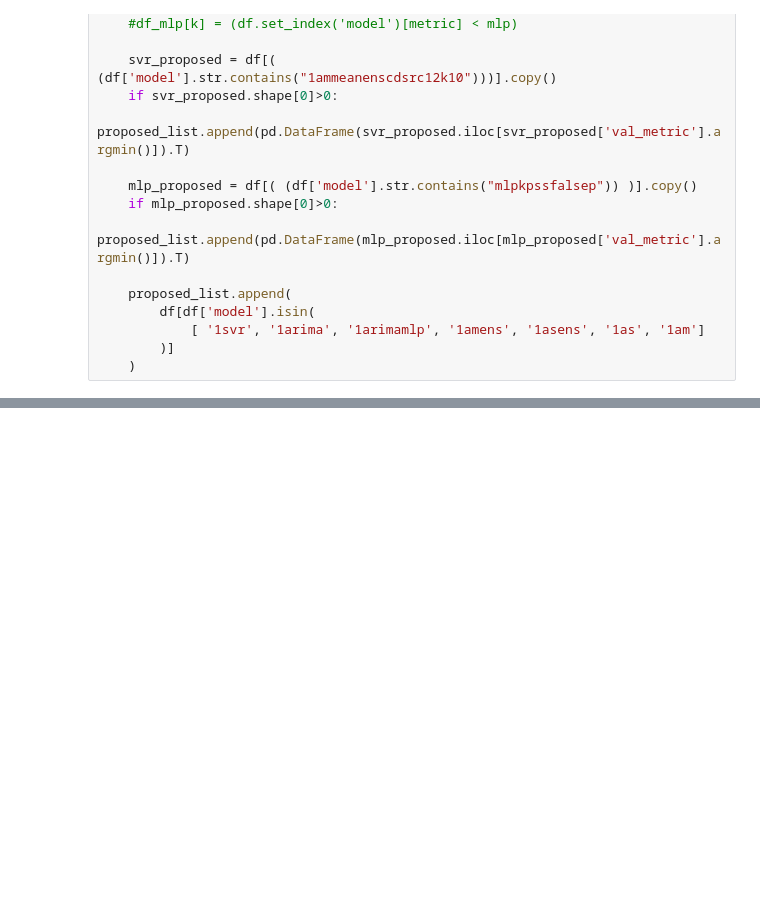
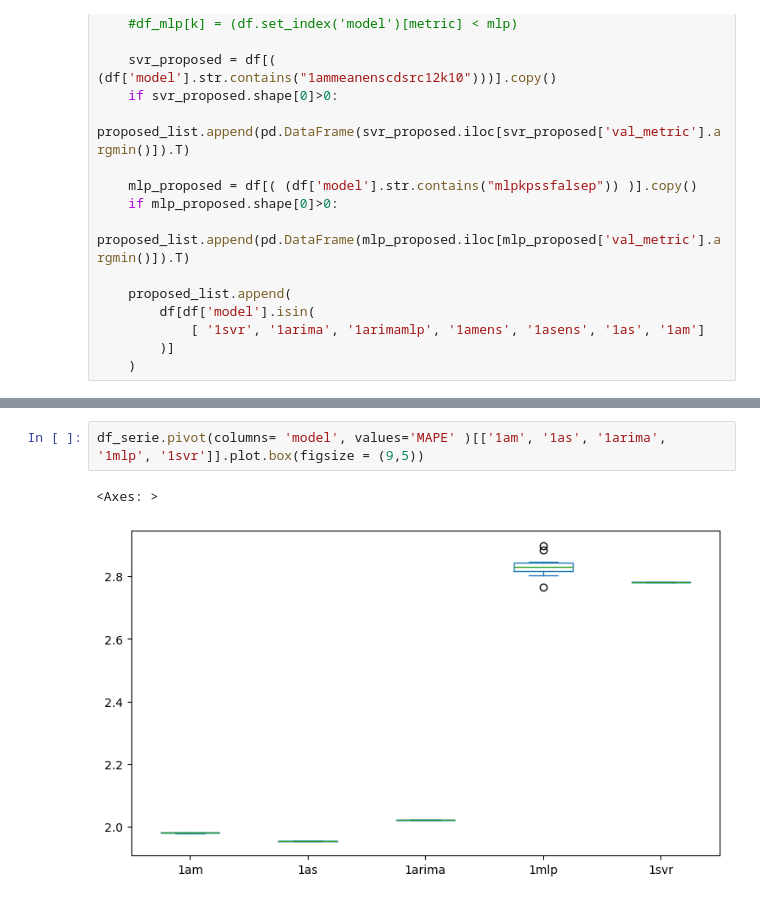
Before and after one commit to domingos108/experiments, a Jupyter notebook: notebook/calculate_metrics_v2.ipynb, the cells around one changed output, grey strips where cells are left out. Cells and saved outputs as stored; diff of their text form; blank space fills up the shorter version.

```diff
--- a/notebook/calculate_metrics_v2.ipynb
+++ b/notebook/calculate_metrics_v2.ipynb
@@ -83,0 +103,5 @@ pd.concat(proposed_list)
+# %%
+df_serie.pivot(columns= 'model', values='MAPE' )[['1am', '1as', '1arima', '1mlp', '1svr']].plot.box(figsize = (9,5))
+# %% [output]
+<Axes: >
+[figure, added]
```
Also changed, not shown: parts of 6 cells of this notebook, 5 other files.
